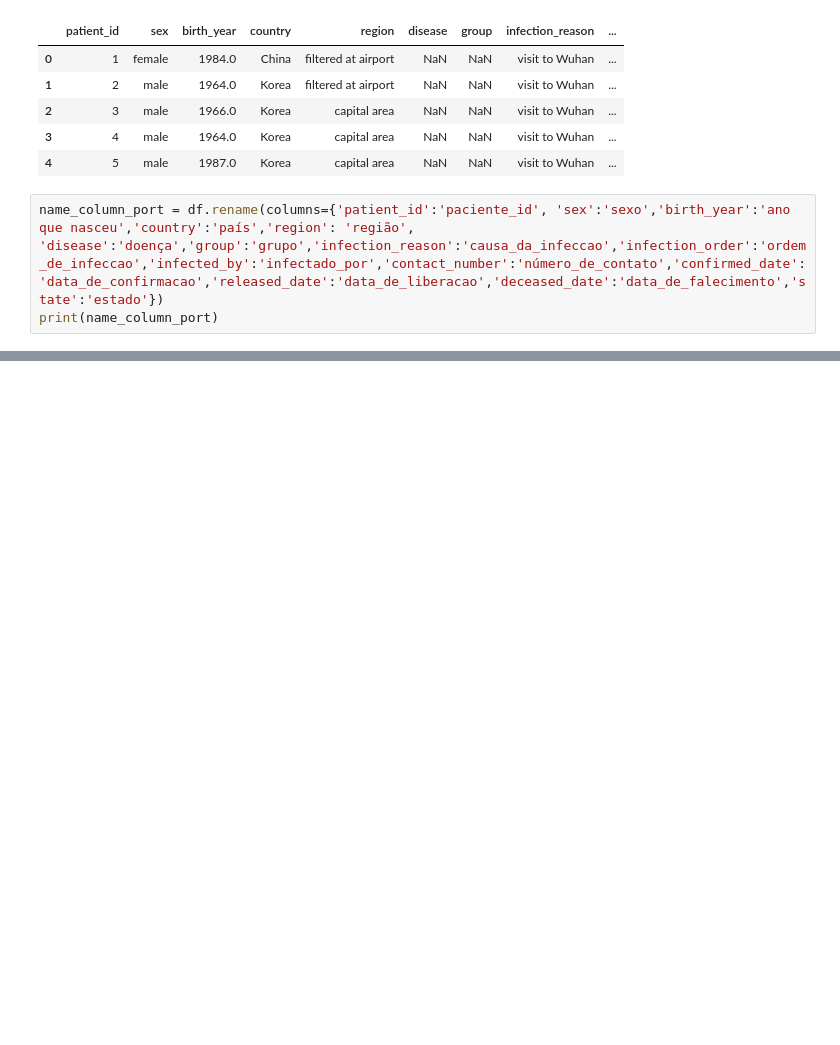
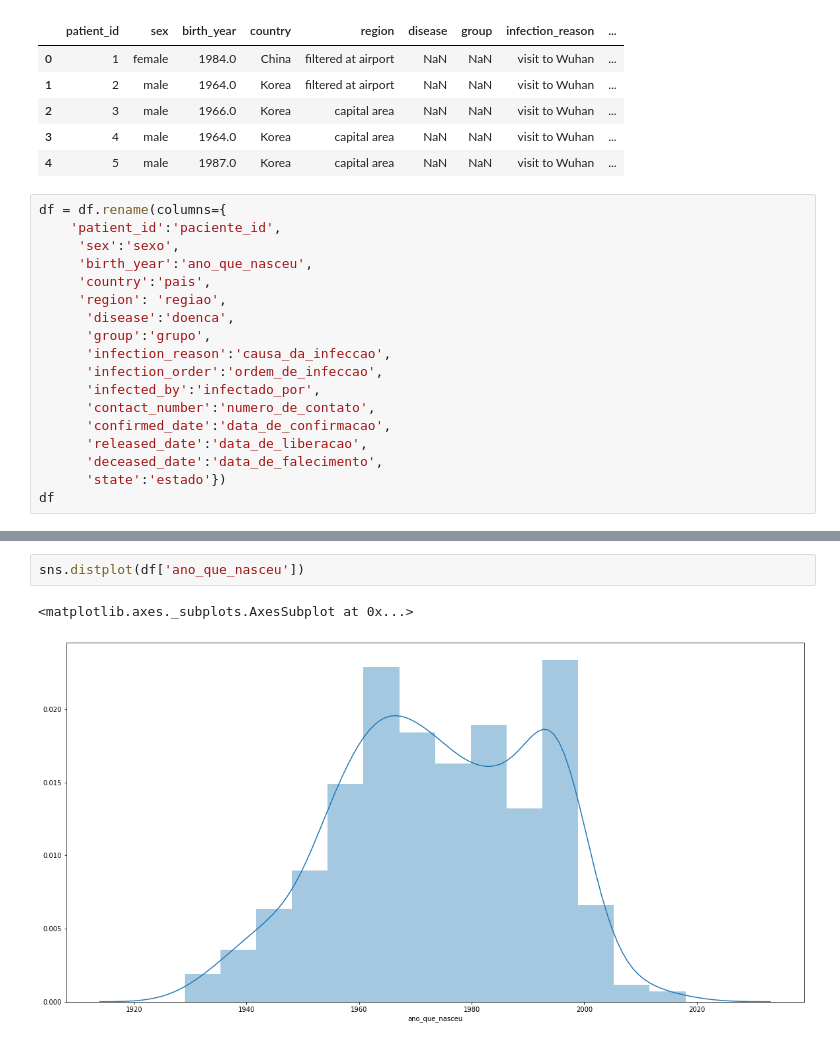
Before and after one commit to 1503-ng/An-lises-de-Dataframes-em-cursos-e-individualmente-, a Jupyter notebook: estudo_corona.ipynb, the cells around one changed output, grey strips where cells are left out. Saved outputs shown, nothing was run; the diff lists cells and outputs as text; blank space fills up the shorter version.

```diff
--- a/estudo_corona.ipynb
+++ b/estudo_corona.ipynb
@@ -18,6 +18,21 @@ df.head()
 | 3 | 4 | male | 1964.0 | Korea | capital area | NaN | NaN | visit to Wuhan | ... |
 | 4 | 5 | male | 1987.0 | Korea | capital area | NaN | NaN | visit to Wuhan | ... |
 # %%
-name_column_port = df.rename(columns={'patient_id':'paciente_id', 'sex':'sexo','birth_year':'ano que nasceu','country':'país','region': 'região', 'disease':'doença','group':'grupo','infection_reason':'causa_da_infeccao','infection_order':'ordem_de_infeccao','infected_by':'infectado_por','contact_number':'número_de_contato','confirmed_date':'data_de_confirmacao','released_date':'data_de_liberacao','deceased_date':'data_de_falecimento','state':'estado'})
-print(name_column_port)
+df = df.rename(columns={
+    'patient_id':'paciente_id',
+     'sex':'sexo',
+     'birth_year':'ano_que_nasceu',
+     'country':'pais',
+     'region': 'regiao',
+      'disease':'doenca',
+      'group':'grupo',
+      'infection_reason':'causa_da_infeccao',
+      'infection_order':'ordem_de_infeccao',
+      'infected_by':'infectado_por',
+      'contact_number':'numero_de_contato',
+      'confirmed_date':'data_de_confirmacao',
+      'released_date':'data_de_liberacao',
+      'deceased_date':'data_de_falecimento',
+      'state':'estado'})
+df
 # %% [output]
@@ -37,0 +148,5 @@ print(name_column_port)
+# %%
+sns.distplot(df['ano_que_nasceu'])
+# %% [output]
+<matplotlib.axes._subplots.AxesSubplot at 0x...>
+[figure, added]
```
Also changed, not shown: parts of 8 cells of this notebook.
